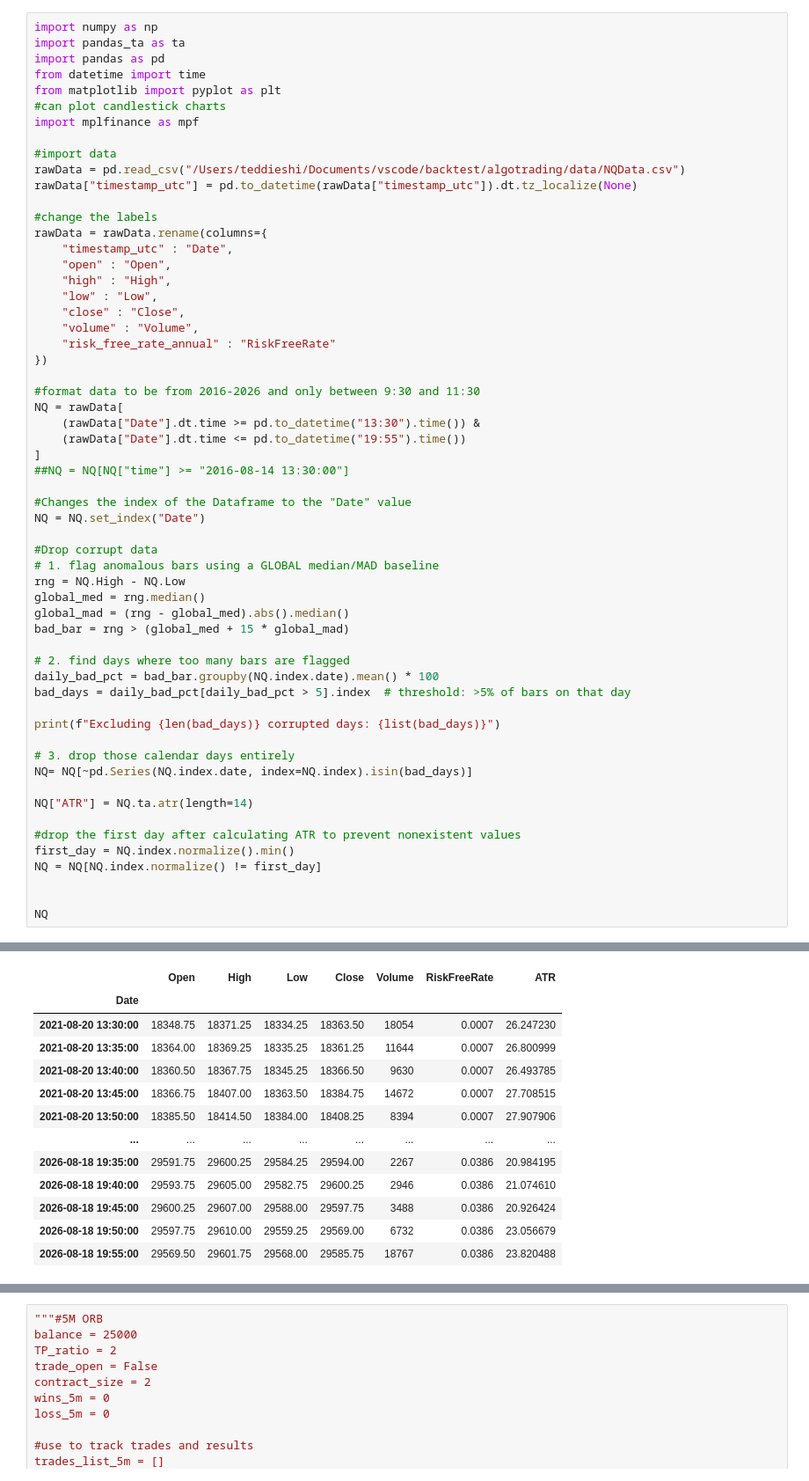
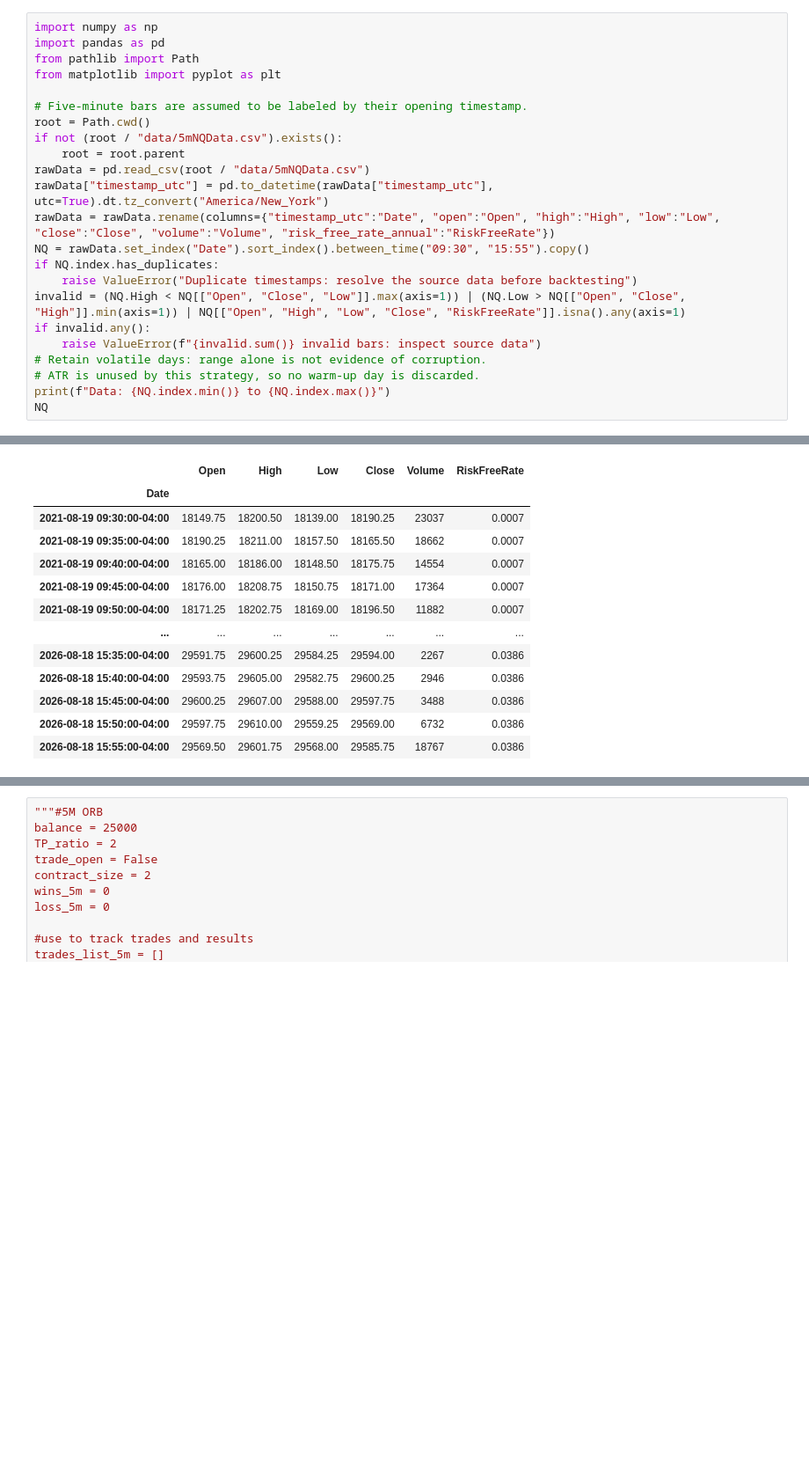
Before and after one commit to teddieworld/algotrading, a Jupyter notebook: backtestprogram/BT_ORB.ipynb, the cells around one changed output, grey strips where cells are left out. Shown at 88% size. Drawn from its saved outputs; the diff is of its cells as text; blank space fills up the shorter version.

Commit message:
Bug fixes in ORB strategy backtest

```diff
--- a/backtestprogram/BT_ORB.ipynb
+++ b/backtestprogram/BT_ORB.ipynb
@@ -1,59 +1,24 @@
 # %%
 import numpy as np
-import pandas_ta as ta
 import pandas as pd
-from datetime import time
+from pathlib import Path
 from matplotlib import pyplot as plt
-#can plot candlestick charts
-import mplfinance as mpf
 
-#import data
-rawData = pd.read_csv("/Users/teddieshi/Documents/vscode/backtest/algotrading/data/NQData.csv")
-rawData["timestamp_utc"] = pd.to_datetime(rawData["timestamp_utc"]).dt.tz_localize(None)
-
-#change the labels
-rawData = rawData.rename(columns={
-    "timestamp_utc" : "Date",
-    "open" : "Open",
-    "high" : "High",
-    "low" : "Low",
-    "close" : "Close",
-    "volume" : "Volume",
-    "risk_free_rate_annual" : "RiskFreeRate"
-})
-
-#format data to be from 2016-2026 and only between 9:30 and 11:30
-NQ = rawData[
-    (rawData["Date"].dt.time >= pd.to_datetime("13:30").time()) &
-    (rawData["Date"].dt.time <= pd.to_datetime("19:55").time())
-]
-##NQ = NQ[NQ["time"] >= "2016-08-14 13:30:00"]
-
-#Changes the index of the Dataframe to the "Date" value
-NQ = NQ.set_index("Date")
-
-#Drop corrupt data
-# 1. flag anomalous bars using a GLOBAL median/MAD baseline
-rng = NQ.High - NQ.Low
-global_med = rng.median()
-global_mad = (rng - global_med).abs().median()
-bad_bar = rng > (global_med + 15 * global_mad)
-
-# 2. find days where too many bars are flagged
-daily_bad_pct = bad_bar.groupby(NQ.index.date).mean() * 100
-bad_days = daily_bad_pct[daily_bad_pct > 5].index  # threshold: >5% of bars on that day
-
-print(f"Excluding {len(bad_days)} corrupted days: {list(bad_days)}")
-
-# 3. drop those calendar days entirely
-NQ= NQ[~pd.Series(NQ.index.date, index=NQ.index).isin(bad_days)]
-
-NQ["ATR"] = NQ.ta.atr(length=14)
-
-#drop the first day after calculating ATR to prevent nonexistent values
-first_day = NQ.index.normalize().min()
-NQ = NQ[NQ.index.normalize() != first_day]
-
-
+# Five-minute bars are assumed to be labeled by their opening timestamp.
+root = Path.cwd()
+if not (root / "data/5mNQData.csv").exists():
+    root = root.parent
+rawData = pd.read_csv(root / "data/5mNQData.csv")
+rawData["timestamp_utc"] = pd.to_datetime(rawData["timestamp_utc"], utc=True).dt.tz_convert("America/New_York")
+rawData = rawData.rename(columns={"timestamp_utc":"Date", "open":"Open", "high":"High", "low":"Low", "close":"Close", "volume":"Volume", "risk_free_rate_annual":"RiskFreeRate"})
+NQ = rawData.set_index("Date").sort_index().between_time("09:30", "15:55").copy()
+if NQ.index.has_duplicates:
+    raise ValueError("Duplicate timestamps: resolve the source data before backtesting")
+invalid = (NQ.High < NQ[["Open", "Close", "Low"]].max(axis=1)) | (NQ.Low > NQ[["Open", "Close", "High"]].min(axis=1)) | NQ[["Open", "High", "Low", "Close", "RiskFreeRate"]].isna().any(axis=1)
+if invalid.any():
+    raise ValueError(f"{invalid.sum()} invalid bars: inspect source data")
+# Retain volatile days: range alone is not evidence of corruption.
+# ATR is unused by this strategy, so no warm-up day is discarded.
+print(f"Data: {NQ.index.min()} to {NQ.index.max()}")
 NQ
 # %% [output]
@@ -61,13 +26,13 @@ Excluding 14 corrupted days: [datetime.date(2022, 1, 26), datetime.date(2024, 8,
-|  | Open | High | Low | Close | Volume | RiskFreeRate | ATR |
-| Date |  |  |  |  |  |  |  |
-| 2021-08-20 13:30:00 | 18348.75 | 18371.25 | 18334.25 | 18363.50 | 18054 | 0.0007 | 26.247230 |
-| 2021-08-20 13:35:00 | 18364.00 | 18369.25 | 18335.25 | 18361.25 | 11644 | 0.0007 | 26.800999 |
-| 2021-08-20 13:40:00 | 18360.50 | 18367.75 | 18345.25 | 18366.50 | 9630 | 0.0007 | 26.493785 |
-| 2021-08-20 13:45:00 | 18366.75 | 18407.00 | 18363.50 | 18384.75 | 14672 | 0.0007 | 27.708515 |
-| 2021-08-20 13:50:00 | 18385.50 | 18414.50 | 18384.00 | 18408.25 | 8394 | 0.0007 | 27.907906 |
-| ... | ... | ... | ... | ... | ... | ... | ... |
-| 2026-08-18 19:35:00 | 29591.75 | 29600.25 | 29584.25 | 29594.00 | 2267 | 0.0386 | 20.984195 |
-| 2026-08-18 19:40:00 | 29593.75 | 29605.00 | 29582.75 | 29600.25 | 2946 | 0.0386 | 21.074610 |
-| 2026-08-18 19:45:00 | 29600.25 | 29607.00 | 29588.00 | 29597.75 | 3488 | 0.0386 | 20.926424 |
-| 2026-08-18 19:50:00 | 29597.75 | 29610.00 | 29559.25 | 29569.00 | 6732 | 0.0386 | 23.056679 |
-| 2026-08-18 19:55:00 | 29569.50 | 29601.75 | 29568.00 | 29585.75 | 18767 | 0.0386 | 23.820488 |
+|  | Open | High | Low | Close | Volume | RiskFreeRate |
+| Date |  |  |  |  |  |  |
+| 2021-08-19 09:30:00-04:00 | 18149.75 | 18200.50 | 18139.00 | 18190.25 | 23037 | 0.0007 |
+| 2021-08-19 09:35:00-04:00 | 18190.25 | 18211.00 | 18157.50 | 18165.50 | 18662 | 0.0007 |
+| 2021-08-19 09:40:00-04:00 | 18165.00 | 18186.00 | 18148.50 | 18175.75 | 14554 | 0.0007 |
+| 2021-08-19 09:45:00-04:00 | 18176.00 | 18208.75 | 18150.75 | 18171.00 | 17364 | 0.0007 |
+| 2021-08-19 09:50:00-04:00 | 18171.25 | 18202.75 | 18169.00 | 18196.50 | 11882 | 0.0007 |
+| ... | ... | ... | ... | ... | ... | ... |
+| 2026-08-18 15:35:00-04:00 | 29591.75 | 29600.25 | 29584.25 | 29594.00 | 2267 | 0.0386 |
+| 2026-08-18 15:40:00-04:00 | 29593.75 | 29605.00 | 29582.75 | 29600.25 | 2946 | 0.0386 |
+| 2026-08-18 15:45:00-04:00 | 29600.25 | 29607.00 | 29588.00 | 29597.75 | 3488 | 0.0386 |
+| 2026-08-18 15:50:00-04:00 | 29597.75 | 29610.00 | 29559.25 | 29569.00 | 6732 | 0.0386 |
+| 2026-08-18 15:55:00-04:00 | 29569.50 | 29601.75 | 29568.00 | 29585.75 | 18767 | 0.0386 |
```
Also changed, not shown: parts of 4 cells of this notebook, 6 other files.
